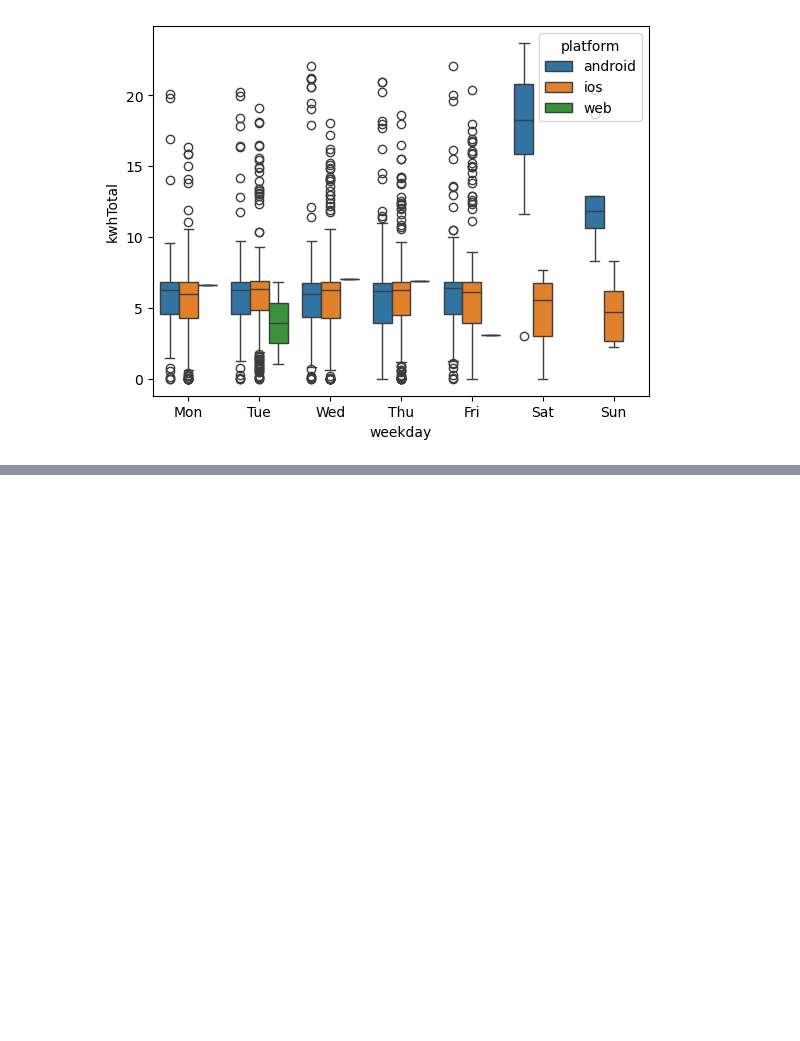
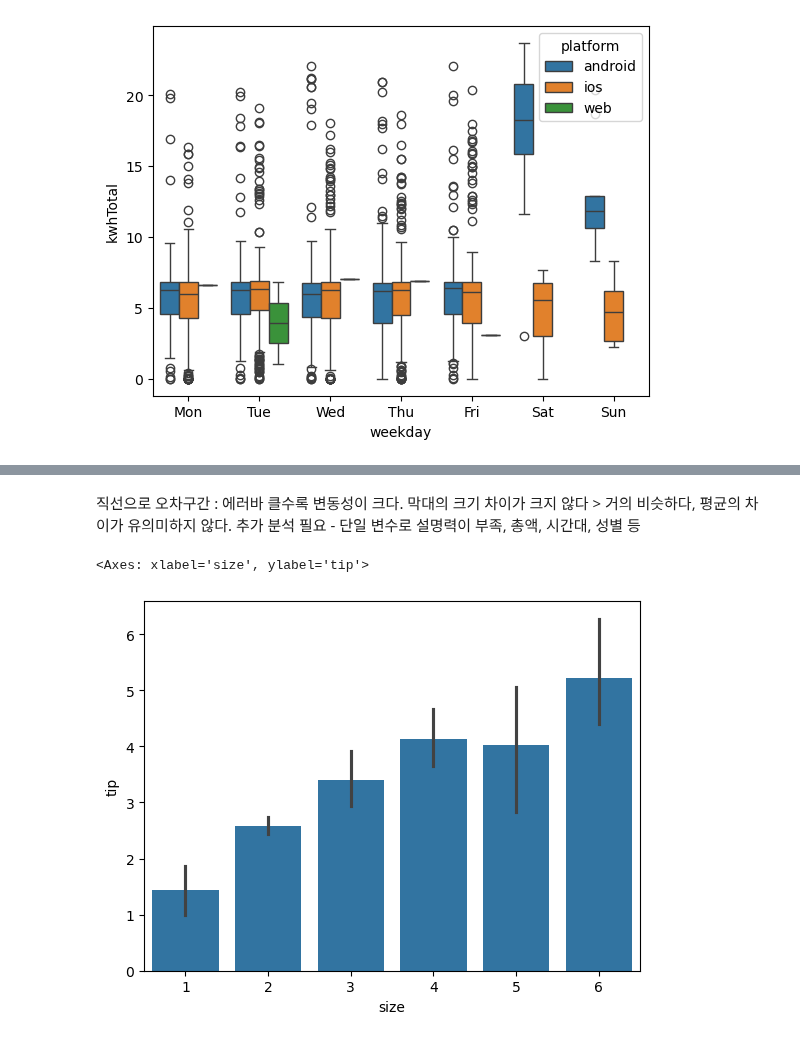
Before and after one commit to zdeik/hipython_rep, a Jupyter notebook: 71.seaborn_test.ipynb, the cells around one changed output, grey strips where cells are left out. Saved outputs shown, nothing was run; the diff lists cells and outputs as text; code cells hidden in the pictures; blank space fills up the shorter version.

```diff
--- a/71.seaborn_test.ipynb
+++ b/71.seaborn_test.ipynb
@@ -368,0 +389,11 @@ px.box(
+# %% [markdown]
+직선으로 오차구간 : 에러바 클수록 변동성이 크다.</br>
+막대의 크기 차이가 크지 않다 > 거의 비슷하다, 평균의 차이가 유의미하지 않다.</br>
+추가 분석 필요 - 단일 변수로 설명력이 부족, 총액, 시간대, 성별 등
+# %%
+sns.barplot(x='size',
+            y='tip',
+            data=tip_df)
+# %% [output]
+<Axes: xlabel='size', ylabel='tip'>
+[figure, added]
```
Also changed, not shown: parts of 30 cells of this notebook.
